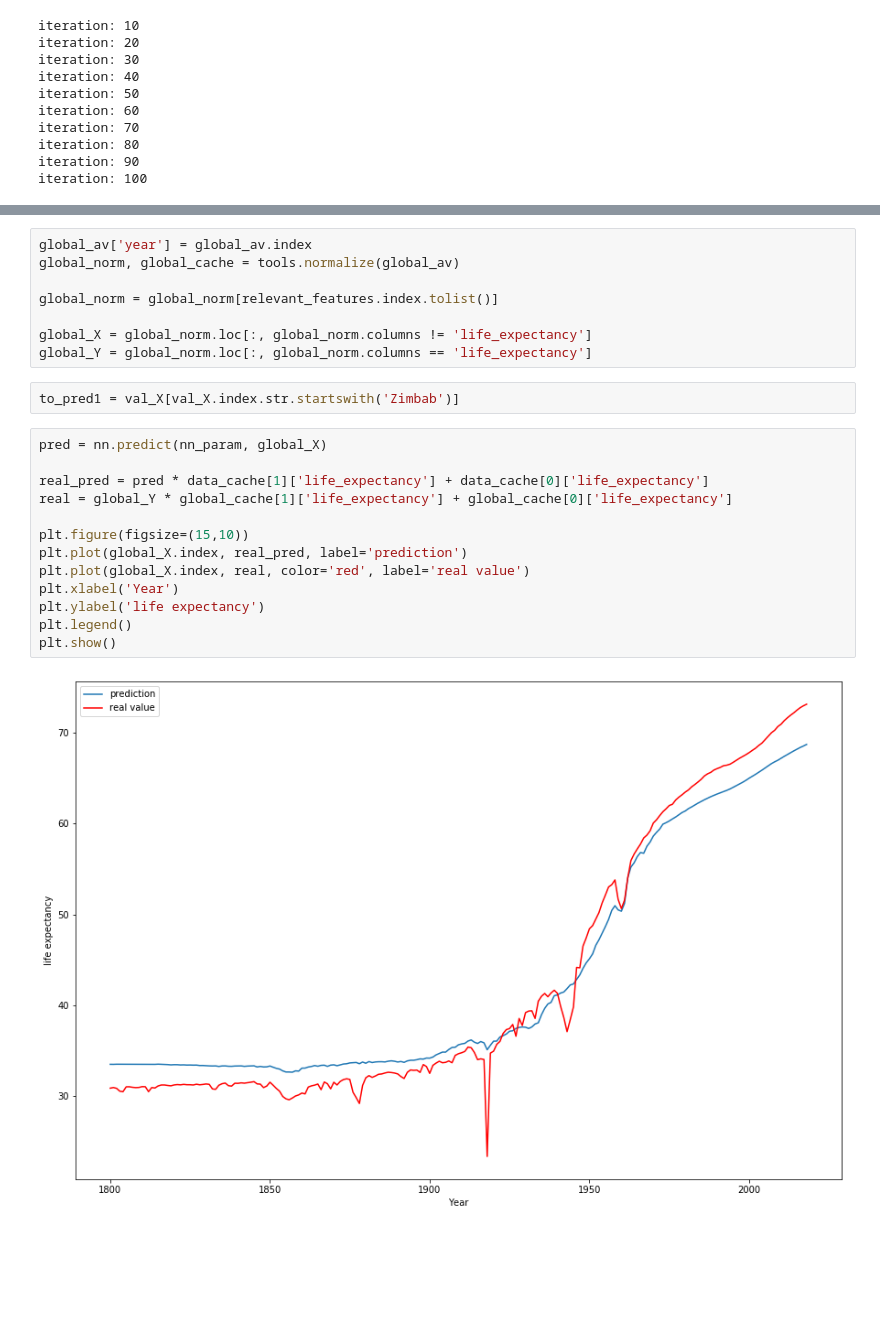
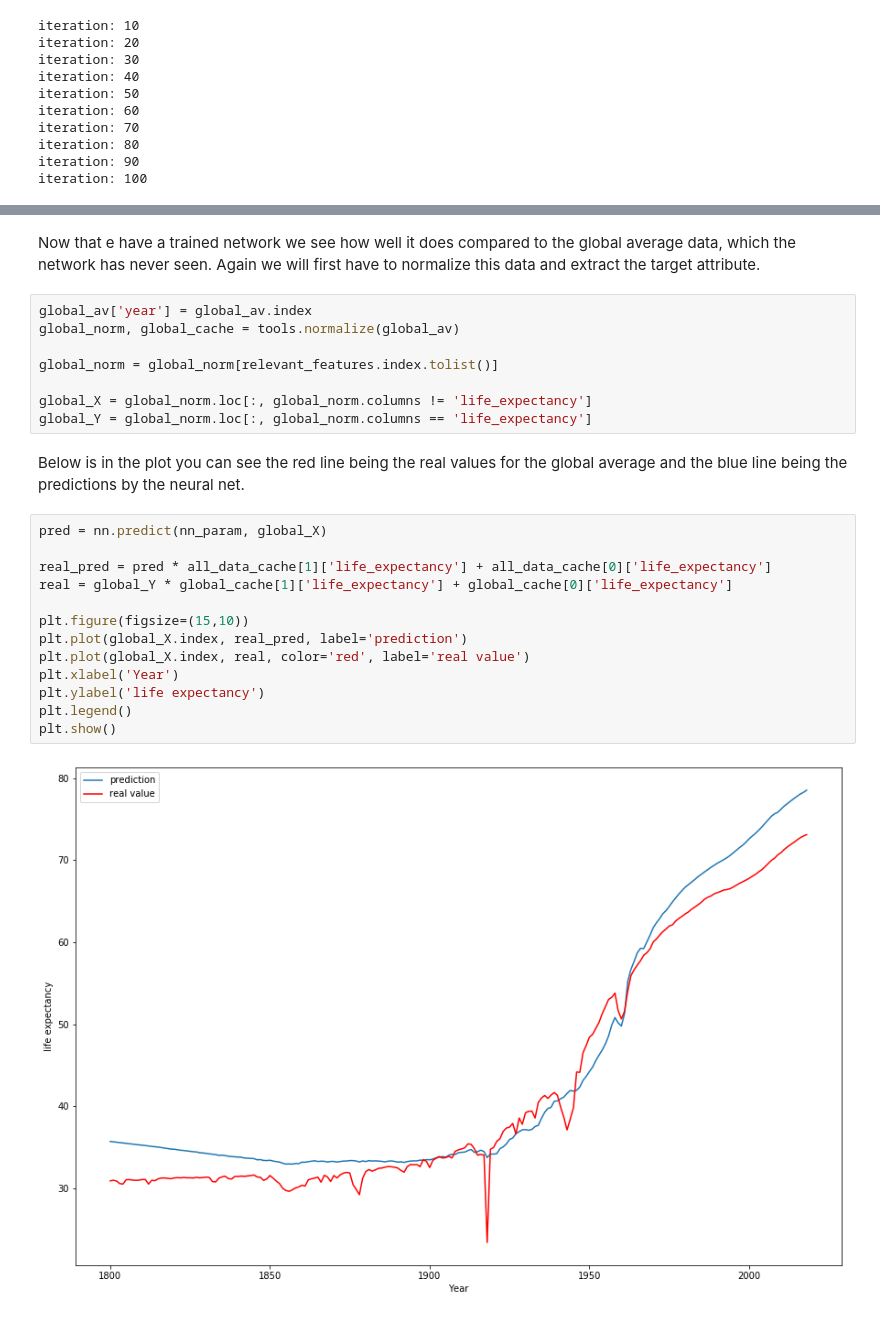
Before and after one commit to simon-verheyen/Portfolio, a Jupyter notebook: gapminder-project/first-training.ipynb, the cells around one changed output, grey strips where cells are left out. Cells and saved outputs as stored; diff of their text form; blank space fills up the shorter version.

```diff
--- a/gapminder-project/first-training.ipynb
+++ b/gapminder-project/first-training.ipynb
@@ -151,3 +165,5 @@ plt.show()
+# %% [markdown]
+Now that e have a trained network we see how well it does compared to the global average data, which the network has never seen. Again we will first have to normalize this data and extract the target attribute.
 # %%
 global_av['year'] = global_av.index
 global_norm, global_cache = tools.normalize(global_av)
@@ -156,20 +172,20 @@ global_norm = global_norm[relevant_features.index.tolist()]
 
 global_X = global_norm.loc[:, global_norm.columns != 'life_expectancy']
 global_Y = global_norm.loc[:, global_norm.columns == 'life_expectancy']
-# %%
-to_pred1 = val_X[val_X.index.str.startswith('Zimbab')]
+# %% [markdown]
+Below is in the plot you can see the red line being the real values for the global average and the blue line being the predictions by the neural net.
 # %%
 pred = nn.predict(nn_param, global_X)
 
-real_pred = pred * data_cache[1]['life_expectancy'] + data_cache[0]['life_expectancy']
+real_pred = pred * all_data_cache[1]['life_expectancy'] + all_data_cache[0]['life_expectancy']
 real = global_Y * global_cache[1]['life_expectancy'] + global_cache[0]['life_expectancy']
 
 plt.figure(figsize=(15,10))
 plt.plot(global_X.index, real_pred, label='prediction')
 plt.plot(global_X.index, real, color='red', label='real value')
 plt.xlabel('Year')
 plt.ylabel('life expectancy')
 plt.legend()
 plt.show()
 # %% [output]
-[figure, old version]
+[figure, new version]
```
Also changed, not shown: parts of 15 cells of this notebook, 1 other file.
